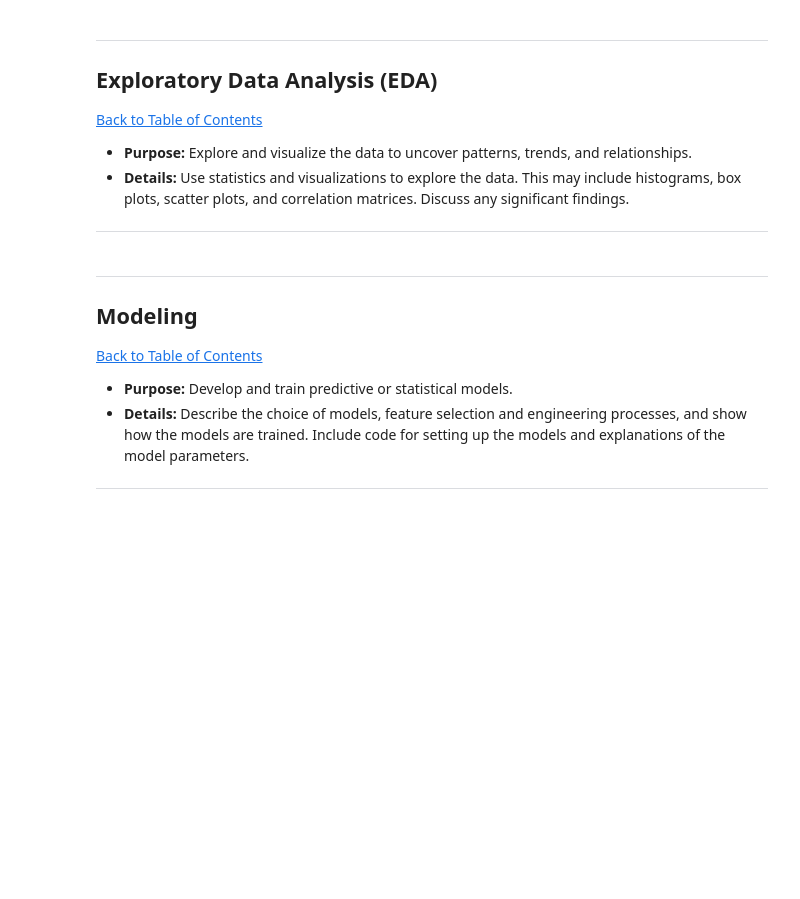
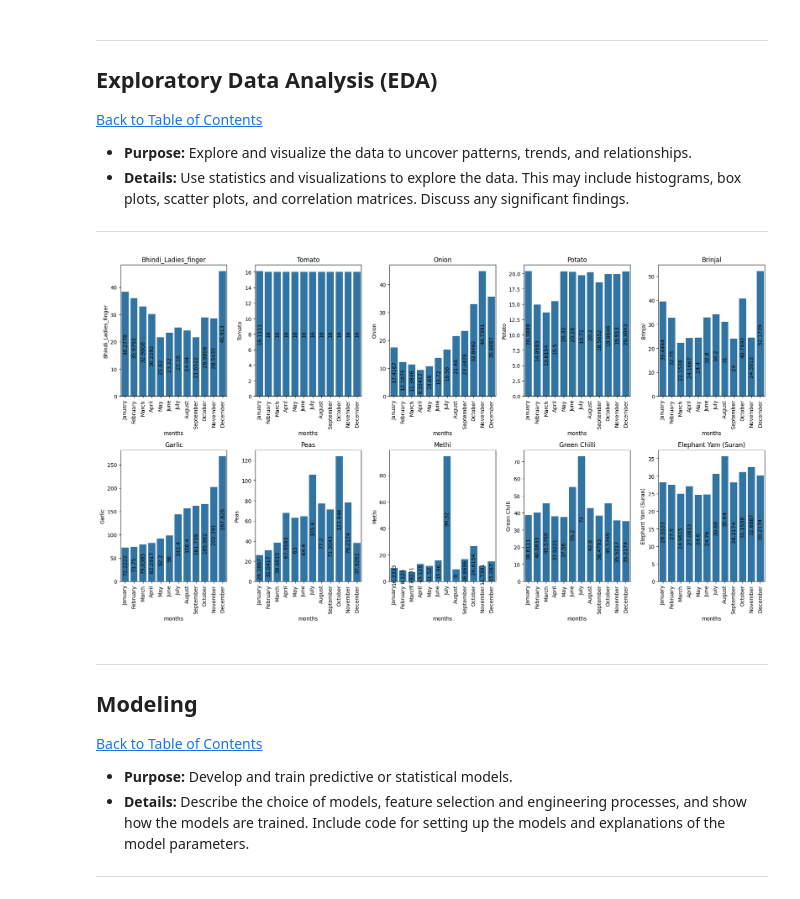
Before and after one commit to LethaboL15/lethabo-letsoalo-veg-price-analysis, a Jupyter notebook: QCTO---Workplace-Module-Notebook-Template-4571 (1).ipynb, the cells around one changed output. Drawn from its saved outputs; the diff is of its cells as text; code cells hidden in the pictures; blank space fills up the shorter version.

```diff
--- a/QCTO---Workplace-Module-Notebook-Template-4571 (1).ipynb
+++ b/QCTO---Workplace-Module-Notebook-Template-4571 (1).ipynb
@@ -246,6 +248,40 @@ prices_df
 * **Purpose:** Explore and visualize the data to uncover patterns, trends, and relationships.
 * **Details:** Use statistics and visualizations to explore the data. This may include histograms, box plots, scatter plots, and correlation matrices. Discuss any significant findings.
 ---
+# %%
+# exploring the data using barplots/subplots and grouping the data by months
+
+month_order = [
+    "January", "February", "March", "April", "May", "June",
+    "July", "August", "September", "October", "November", "December"
+]
+
+prices_df["months"] = pd.Categorical(prices_df["months"], categories=month_order, ordered=True)
+grouped = prices_df.groupby("months")
+cols = prices_df.columns[1:-1]
+fig, axes = plt.subplots(nrows=2, ncols=5, figsize=(18, 10))
+index = 0
+
+for i in range(2):
+    for j in range(5):
+        means = grouped[cols[index]].mean()
+        # Sort by the correct month order
+        means = means.reindex(month_order)
+
+        sns.barplot(x=means.index, y=means, ax=axes[i][j])
+
+        # Add labels to bars
+        for container in axes[i][j].containers:
+            axes[i][j].bar_label(container, label_type="center", rotation=90)
+
+        axes[i][j].set_xticklabels(axes[i][j].get_xticklabels(), rotation=90)
+        axes[i][j].set_title(cols[index])  # Add title for each subplot
+        index += 1
+
+plt.tight_layout()
+plt.show()
+# %% [output]
+[figure, added]
 # %% [markdown]
 ---
 <a href=#six></a>
```
Also changed, not shown: parts of 5 cells of this notebook.
